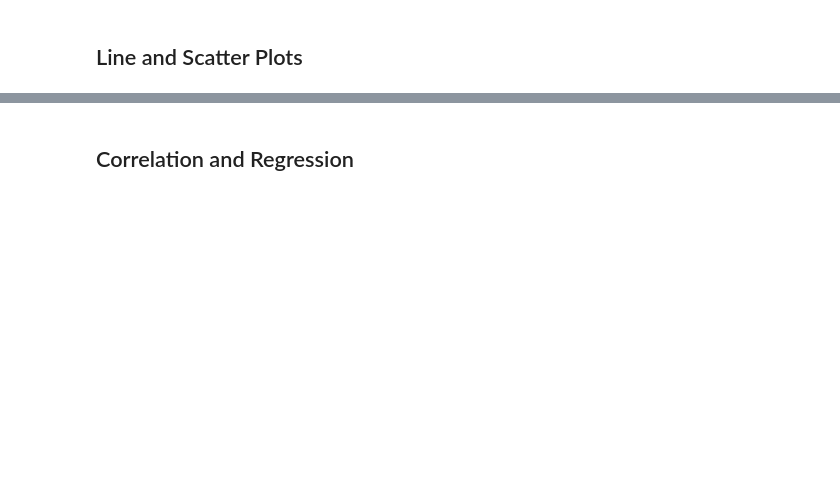
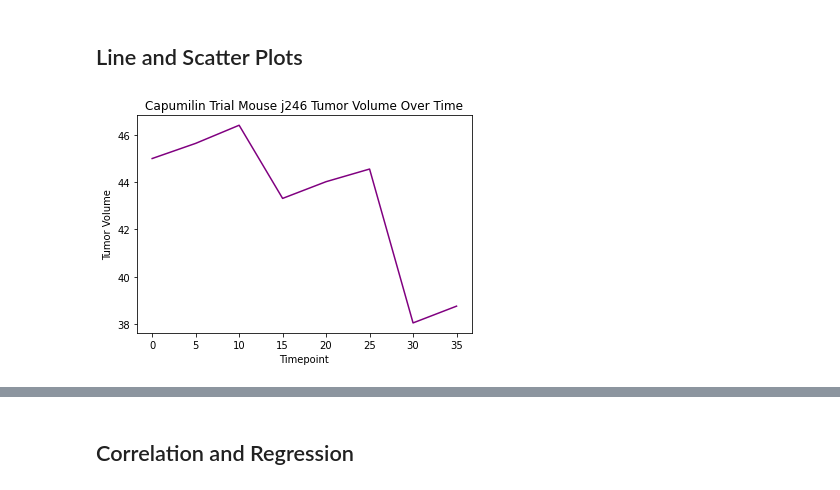
Before and after one commit to MMidwinter/matplotlib-challenge, a Jupyter notebook: Pymaceuticals/pymaceuticals_starter.ipynb, the cells around one changed output, grey strips where cells are left out. Cells and saved outputs as stored; diff of their text form; code cells hidden in the pictures; blank space fills up the shorter version.

```diff
--- a/Pymaceuticals/pymaceuticals_starter.ipynb
+++ b/Pymaceuticals/pymaceuticals_starter.ipynb
@@ -188,3 +188,19 @@ plt.axis("equal")
 [figure]
 # %% [markdown]
 ## Quartiles, Outliers and Boxplots
+# %%
+# Calculate the final tumor volume of each mouse across four of the treatment regimens:
+# Capomulin, Ramicane, Infubinol, and Ceftamin
+# Create a clean DataFrame by dropping the duplicate mouse by its ID.
+
+#Sort by the time point to ensure they are in order
+cleaned_mouse_sorted_df =  cleaned_mouse_df.sort_values(by=['Timepoint'])
+
+#Filter to only the specified drugs
+cleaned_mouse_sorted_drugdropped_df = cleaned_mouse_sorted_df.loc[cleaned_mouse_sorted_df['Drug Regimen'].isin(['Ceftamin',
+                                                                  'Ramicane','Infubinol','Capomulin'])]
+
+#Remove all mouse ids except the last, which is the last time point.
+tumor_volume_df = cleaned_mouse_sorted_drugdropped_df.drop_duplicates(subset=['Mouse ID'], keep='last')
+#tumor_volume_df['Mouse ID'].count()
+tumor_volume_df
@@ -218,3 +370,20 @@ plt.axis("equal")
 # %% [markdown]
 ## Line and Scatter Plots
+# %%
+# Generate a line plot of tumor volume vs. time point for a mouse treated with Capomulin
+capumulin_df = cleaned_mouse_sorted_drugdropped_df[(cleaned_mouse_sorted_drugdropped_df['Drug Regimen'] == 'Capomulin')]
+capumulin_j246_df = capumulin_df[(capumulin_df['Mouse ID'] == 'j246')]
+capomulin_j246_tumor_volume_df = capumulin_j246_df['Tumor Volume (mm3)']
+capomulin_j246_timepoint_df = capumulin_j246_df['Timepoint']
+#capumulin_df.head()
+#print(capomulin_tumor_volume_df)
+
+capomulin_tumorvolume = plt.plot(capomulin_j246_timepoint_df, capomulin_j246_tumor_volume_df, color='purple', label='Tumor Volume')
+plt.title('Capumilin Trial Mouse j246 Tumor Volume Over Time')
+plt.xlabel('Timepoint')
+plt.ylabel('Tumor Volume')
+plt.show()
+#capomulin_timepoint = plat.plot()
+# %% [output]
+[figure, added]
 # %%
```
Also changed, not shown: parts of 15 cells of this notebook.
